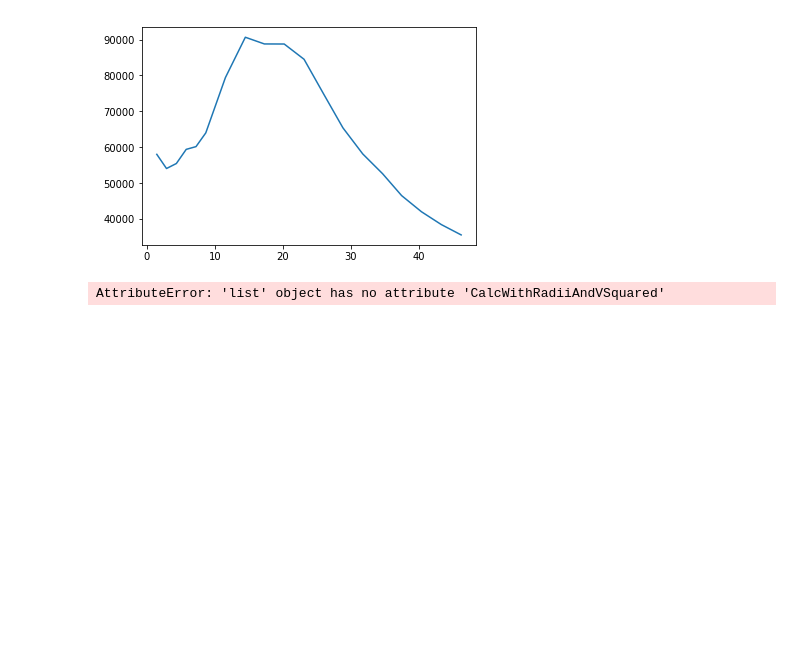
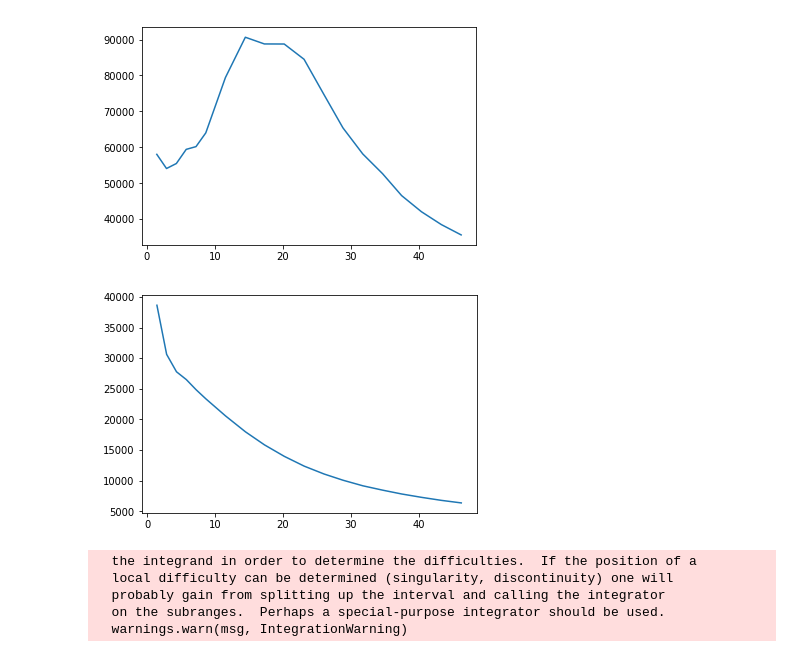
Before and after one commit to Cisneros-Galaxy/RCFM, a Jupyter notebook: Model.ipynb, the cells around one changed output. Drawn from its saved outputs; the diff is of its cells as text; code cells hidden in the pictures; blank space fills up the shorter version.

```diff
--- a/Model.ipynb
+++ b/Model.ipynb
@@ -55,7 +56,22 @@ plt.plot(NGC5371_rad, NGC_vSquared)
 plt.show()
 # %% [output]
 [figure]
-# %%
-NGC_phi = phi.CalcWithRadiiAndVSquared(NGC5371_rad, NGC_vSquared)
-# %% [output]
-AttributeError: 'list' object has no attribute 'CalcWithRadiiAndVSquared'
+# %%
+# Calculate vSquared for MW with other galaxies radii
+MW_v = [mw_function(r) for r in NGC5371_rad]
+MW_vSquared = [r ** 2 for r in MW_v]
+# Plot our function of r -> vSquared
+plt.plot(NGC5371_rad, MW_vSquared)
+plt.show()
+# %% [output]
+[figure, added]
+# %%
+# Calculate Phi for each galaxy
+NGC_phi = phi.CalcWithRadiiAndVSquared(NGC5371_rad, NGC_vSquared)
+MW_phi = phi.CalcWithRadiiAndVSquared(NGC5371_rad, MW_vSquared)
+# %% [output]
+  the integrand in order to determine the difficulties.  If the position of a
+  local difficulty can be determined (singularity, discontinuity) one will
+  probably gain from splitting up the interval and calling the integrator
+  on the subranges.  Perhaps a special-purpose integrator should be used.
+  warnings.warn(msg, IntegrationWarning)
```
Also changed, not shown: parts of 3 cells of this notebook.
